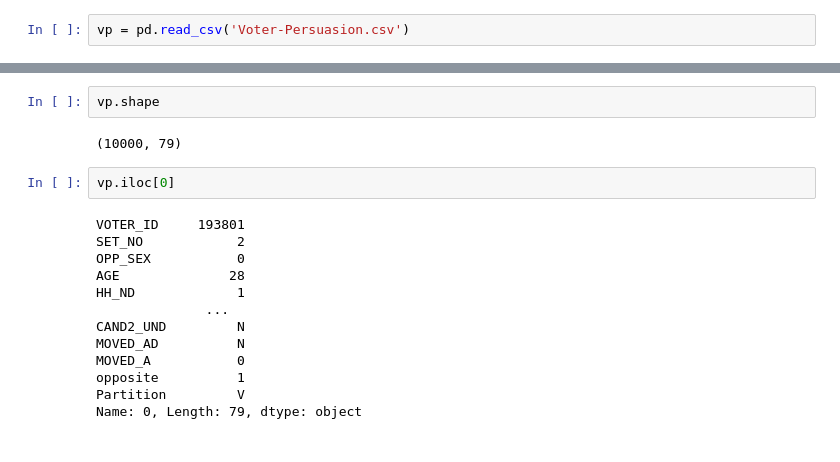
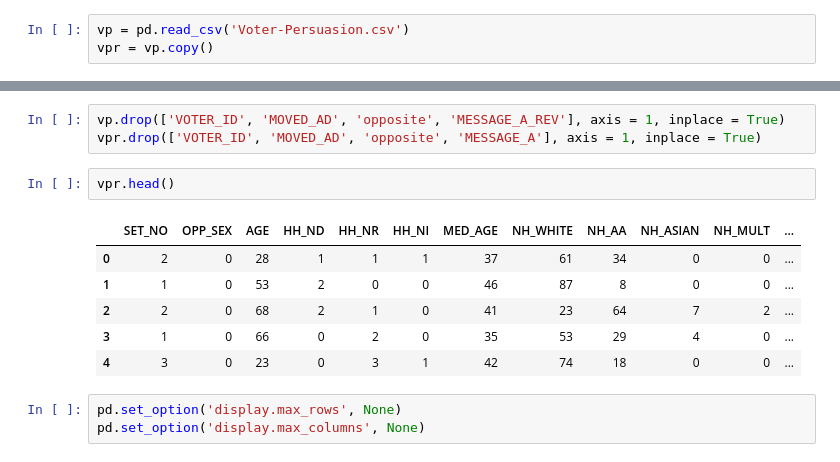
Before and after one commit to Damilare1989/Business-Analytics-Use-Cases, a Jupyter notebook: Use Case 4.ipynb, the cells around one changed output, grey strips where cells are left out. Saved outputs shown, nothing was run; the diff lists cells and outputs as text.

```diff
--- a/Use Case 4.ipynb
+++ b/Use Case 4.ipynb
@@ -5,5 +26,6 @@ import numpy as np
 # %%
 vp = pd.read_csv('Voter-Persuasion.csv')
+vpr = vp.copy()
 # %%
 vp.head()
 # %% [output]
@@ -17,19 +38,15 @@ vp.head()
-# %%
-vp.shape
-# %% [output]
-(10000, 79)
-# %%
-vp.iloc[0]
-# %% [output]
-VOTER_ID     193801
-SET_NO            2
-OPP_SEX           0
-AGE              28
-HH_ND             1
-              ...
-CAND2_UND         N
-MOVED_AD          N
-MOVED_A           0
-opposite          1
-Partition         V
-Name: 0, Length: 79, dtype: object
+# %%
+vp.drop(['VOTER_ID', 'MOVED_AD', 'opposite', 'MESSAGE_A_REV'], axis = 1, inplace = True)
+vpr.drop(['VOTER_ID', 'MOVED_AD', 'opposite', 'MESSAGE_A'], axis = 1, inplace = True)
+# %%
+vpr.head()
+# %% [output]
+|  | SET_NO | OPP_SEX | AGE | HH_ND | HH_NR | HH_NI | MED_AGE | NH_WHITE | NH_AA | NH_ASIAN | NH_MULT | ... |
+| 0 | 2 | 0 | 28 | 1 | 1 | 1 | 37 | 61 | 34 | 0 | 0 | ... |
+| 1 | 1 | 0 | 53 | 2 | 0 | 0 | 46 | 87 | 8 | 0 | 0 | ... |
+| 2 | 2 | 0 | 68 | 2 | 1 | 0 | 41 | 23 | 64 | 7 | 2 | ... |
+| 3 | 1 | 0 | 66 | 0 | 2 | 0 | 35 | 53 | 29 | 4 | 0 | ... |
+| 4 | 3 | 0 | 23 | 0 | 3 | 1 | 42 | 74 | 18 | 0 | 0 | ... |
+# %%
+pd.set_option('display.max_rows', None)
+pd.set_option('display.max_columns', None)
```
Also changed, not shown: parts of 46 cells of this notebook.
